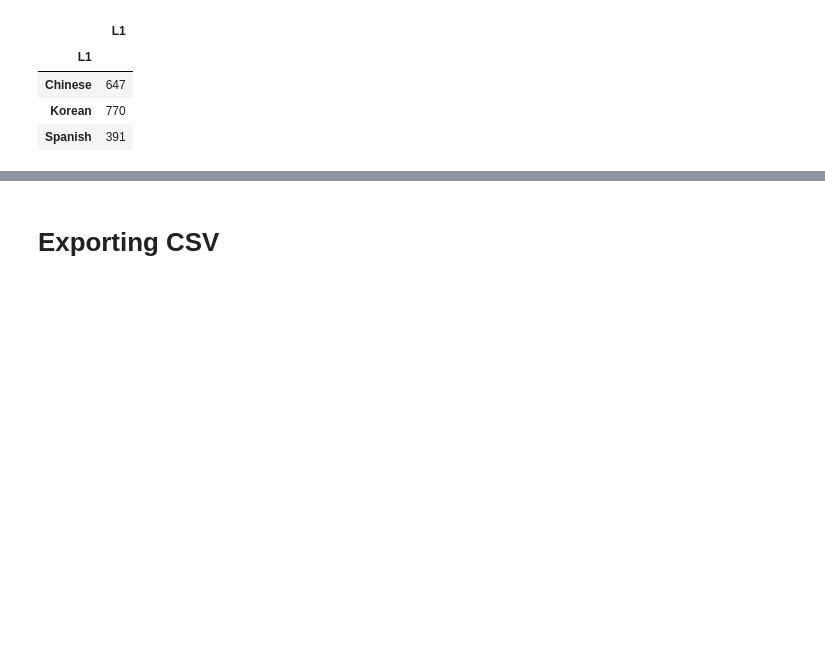
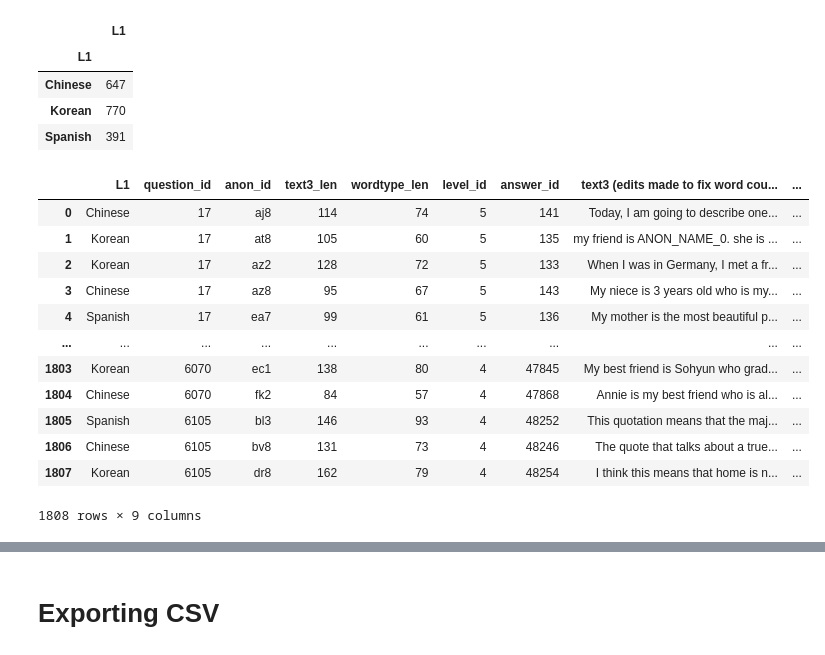
Before and after one commit to mencer456/LRDC-Research, a Jupyter notebook: Gathering Data for CSV Export.ipynb, the cells around one changed output, grey strips where cells are left out. Cells and saved outputs as stored; diff of their text form; code cells hidden in the pictures; blank space fills up the shorter version.

```diff
--- a/Gathering Data for CSV Export.ipynb
+++ b/Gathering Data for CSV Export.ipynb
@@ -557,3 +557,19 @@ sp.groupby(['L1']).agg({'L1':'count'})
 | Chinese | 647 |
 | Korean | 770 |
 | Spanish | 391 |
+# %%
+sp
+# %% [output]
+|  | L1 | question_id | anon_id | text3_len | wordtype_len | level_id | answer_id | text3 (edits made to fix word cou... | ... |
+| 0 | Chinese | 17 | aj8 | 114 | 74 | 5 | 141 | Today, I am going to describe one... | ... |
+| 1 | Korean | 17 | at8 | 105 | 60 | 5 | 135 | my friend is ANON_NAME_0. she is ... | ... |
+| 2 | Korean | 17 | az2 | 128 | 72 | 5 | 133 | When I was in Germany, I met a fr... | ... |
+| 3 | Chinese | 17 | az8 | 95 | 67 | 5 | 143 | My niece is 3 years old who is my... | ... |
+| 4 | Spanish | 17 | ea7 | 99 | 61 | 5 | 136 | My mother is the most beautiful p... | ... |
+| ... | ... | ... | ... | ... | ... | ... | ... | ... | ... |
+| 1803 | Korean | 6070 | ec1 | 138 | 80 | 4 | 47845 | My best friend is Sohyun who grad... | ... |
+| 1804 | Chinese | 6070 | fk2 | 84 | 57 | 4 | 47868 | Annie is my best friend who is al... | ... |
+| 1805 | Spanish | 6105 | bl3 | 146 | 93 | 4 | 48252 | This quotation means that the maj... | ... |
+| 1806 | Chinese | 6105 | bv8 | 131 | 73 | 4 | 48246 | The quote that talks about a true... | ... |
+| 1807 | Korean | 6105 | dr8 | 162 | 79 | 4 | 48254 | I think this means that home is n... | ... |
+1808 rows × 9 columns
```
Also changed, not shown: parts of 4 cells of this notebook, 1 other file.
